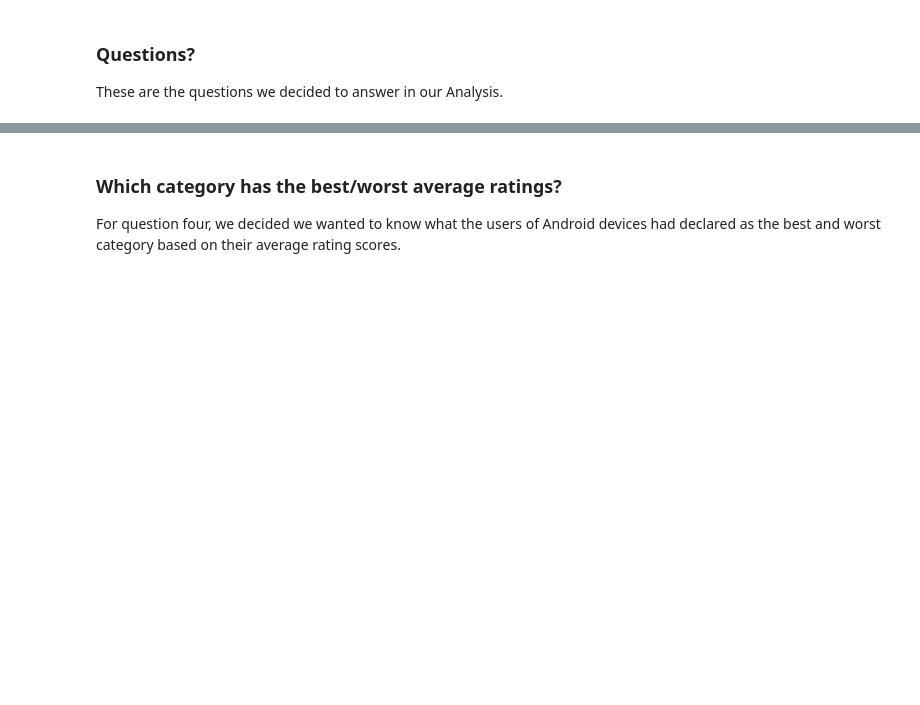
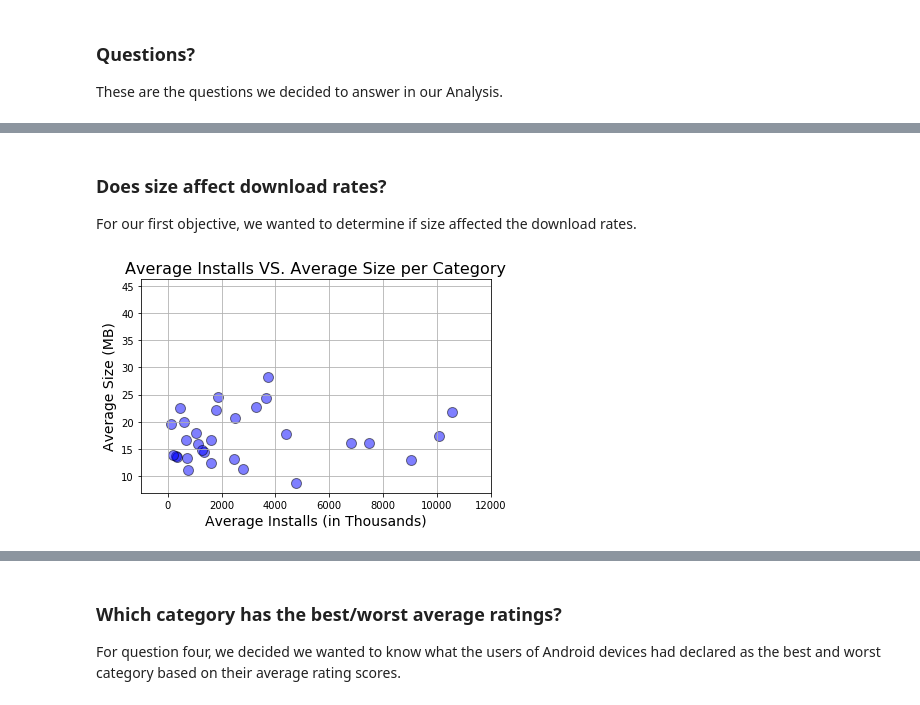
Before and after one commit to tworthy94/BootCamp_Project_01, a Jupyter notebook: Analysis.ipynb, the cells around one changed output, grey strips where cells are left out. Saved outputs shown, nothing was run; the diff lists cells and outputs as text; code cells hidden in the pictures; blank space fills up the shorter version.

```diff
--- a/Analysis.ipynb
+++ b/Analysis.ipynb
@@ -23,0 +23,17 @@ These are the questions we decided to answer in our Analysis.
+# %% [markdown]
+### Does size affect download rates?
+For our first objective, we wanted to determine if size affected the download rates.
+# %%
+# Plot average installs vs size as a scatter
+plt.scatter(df_InstallsSizeCat['Average Installs'], df_InstallsSizeCat['Average Install Size'],s=100 ,c=['blue'],edgecolors='black', marker='o', alpha=0.5)
+plt.grid()
+plt.title("Average Installs VS. Average Size per Category",fontsize=16)
+plt.xlabel("Average Installs (in Thousands)",fontsize=14)
+plt.ylabel("Average Size (MB)",fontsize=14)
+plt.xlim(-1000, 12000)
+# Set tight layout for png
+plt.tight_layout()
+# Save fig as png
+plt.savefig("Average_installs_vs_size_Cat_Scatter.png")
+# %% [output]
+[figure, added]
```
Also changed, not shown: parts of 13 cells of this notebook, 5 other files.
